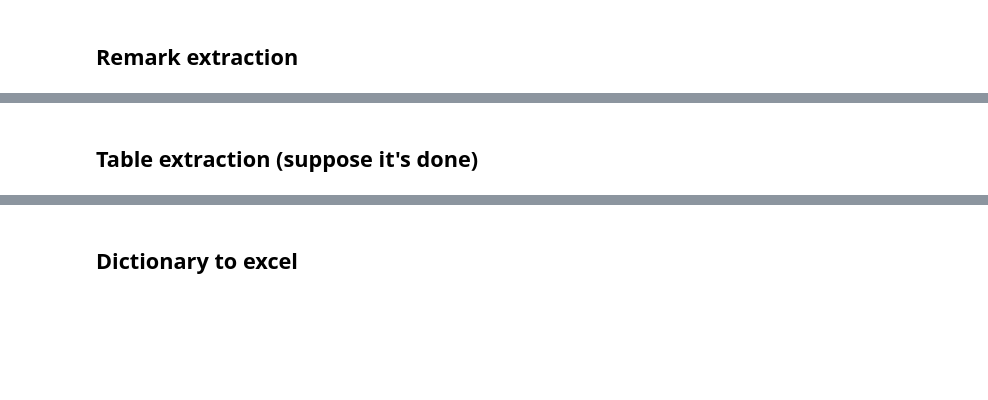
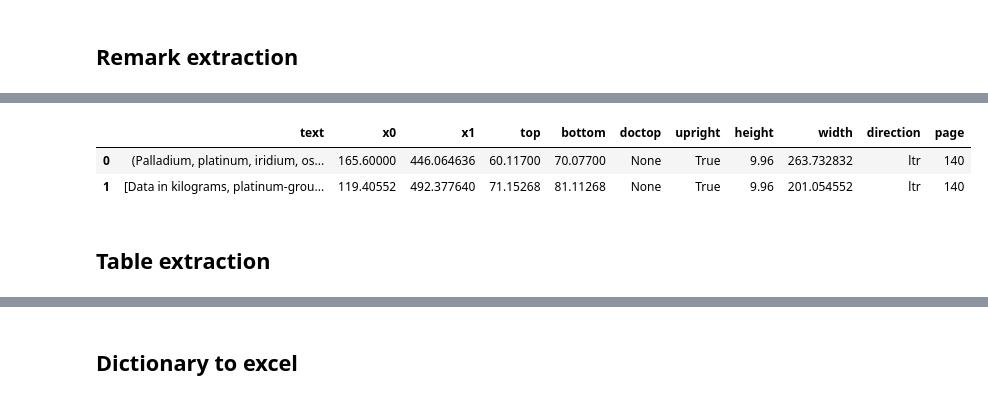
Before and after one commit to Yassmine2020/MaterialRisksSimulation, a Jupyter notebook: test_usgs/main.ipynb, the cells around one changed output, grey strips where cells are left out. Drawn from its saved outputs; the diff is of its cells as text; code cells hidden in the pictures; blank space fills up the shorter version.

```diff
--- a/test_usgs/main.ipynb
+++ b/test_usgs/main.ipynb
@@ -744,2 +225,2 @@ pdf_restric = {
 # %%
-scraping_base = extract_positions_for_elements(pdf_path, pdf_restric)
+scraping_base = extract_positions_for_elements(pdf_path, pdf_sections)
@@ -751,0 +239,32 @@ data = scraping_base['Abrasives']['pages_content'][0]
+# %%
+def convert_df_to_dict(d):
+    if isinstance(d, pd.DataFrame):
+        return d.to_dict(orient='records')
+    elif isinstance(d, list):
+        return [convert_df_to_dict(i) for i in d]
+    elif isinstance(d, dict):
+        return {k: convert_df_to_dict(v) for k, v in d.items()}
+    else:
+        return d
+
+serializable_scraping_base = convert_df_to_dict(scraping_base)
+
+# Save the dictionary to a JSON file
+with open('json_files/scraping_base.json', 'w', encoding='utf-8') as json_file:
+    json.dump(serializable_scraping_base, json_file, ensure_ascii=False, indent=4)
+# %%
+with open('json_files/scraping_base.json', 'r', encoding='utf-8') as json_file:
+    loaded_scraping_base = json.load(json_file)
+
+# Convert serialized dictionaries back to DataFrames
+def convert_dict_to_df(d):
+    if isinstance(d, list) and all(isinstance(i, dict) for i in d):
+        return pd.DataFrame(d)
+    elif isinstance(d, list):
+        return [convert_dict_to_df(i) for i in d]
+    elif isinstance(d, dict):
+        return {k: convert_dict_to_df(v) for k, v in d.items()}
+    else:
+        return d
+
+scraping_base = convert_dict_to_df(loaded_scraping_base)
@@ -787,0 +293,2 @@ data['pages_content'][0]
+# %%
+scraping_base_bricolage = {k: v for k, v in list(scraping_base.items()) if k != 'Palladium' and k != 'Zirconium'}
@@ -821 +326,7 @@ data['remarks'].columns, data['pages_content'][0].columns
        dtype='object'))
+# %%
+scraping_base_bricolage['Platinum']['remarks']
+# %% [output]
+|  | text | x0 | x1 | top | bottom | doctop | upright | height | width | direction | page |
+| 0 | (Palladium, platinum, iridium, os... | 165.60000 | 446.064636 | 60.11700 | 70.07700 | None | True | 9.96 | 263.732832 | ltr | 140 |
+| 1 | [Data in kilograms, platinum-grou... | 119.40552 | 492.377640 | 71.15268 | 81.11268 | None | True | 9.96 | 201.054552 | ltr | 140 |
@@ -822,2 +349,2 @@ data['remarks'].columns, data['pages_content'][0].columns
 # %% [markdown]
-## Table extraction (suppose it's done)
+## Table extraction
```
Also changed, not shown: parts of 81 cells of this notebook, 11 other files.
